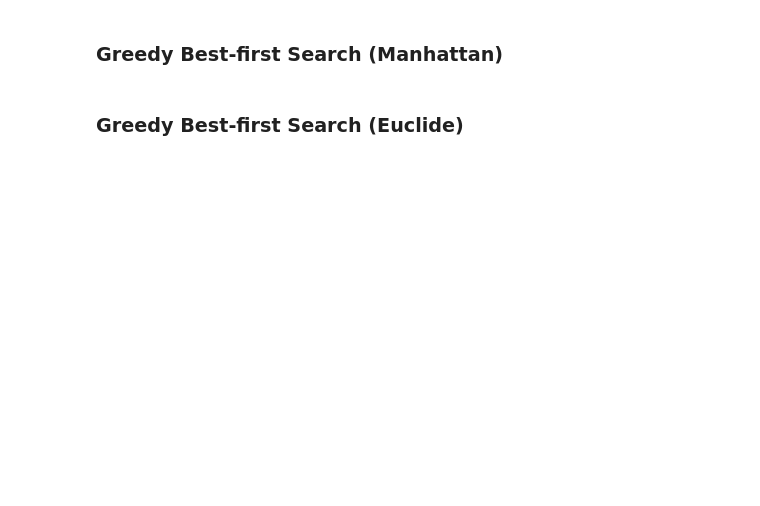
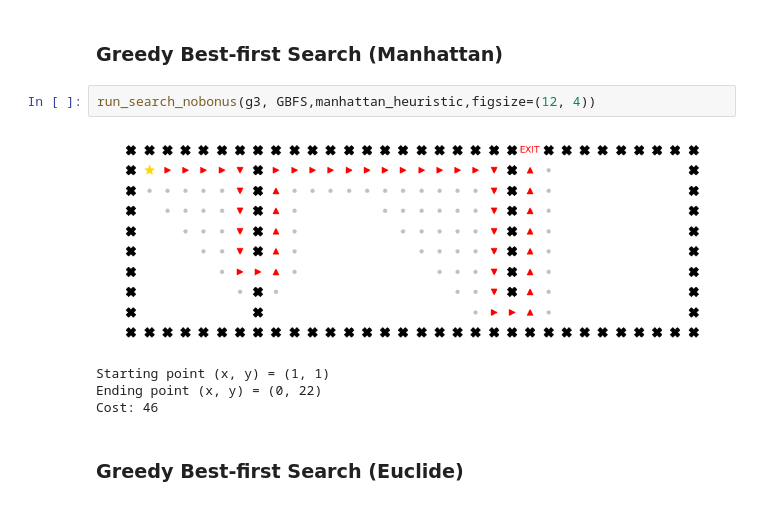
Before and after one commit to hungngocphat01/HCMUS-IntroAI-Project01-Pathfinding, a Jupyter notebook: report/report-src/report-nobonus.ipynb, the cells around one changed output. Saved outputs shown, nothing was run; the diff lists cells and outputs as text; blank space fills up the shorter version.

```diff
--- a/report/report-src/report-nobonus.ipynb
+++ b/report/report-src/report-nobonus.ipynb
@@ -163,4 +171,11 @@ Cost: 78
 # %% [markdown]
 ### Greedy Best-first Search (Manhattan)
+# %%
+run_search_nobonus(g3, GBFS,manhattan_heuristic,figsize=(12, 4))
+# %% [output]
+[figure, added]
+Starting point (x, y) = (1, 1)
+Ending point (x, y) = (0, 22)
+Cost: 46
 # %% [markdown]
 ### Greedy Best-first Search (Euclide)
```
Also changed, not shown: parts of 25 cells of this notebook.
